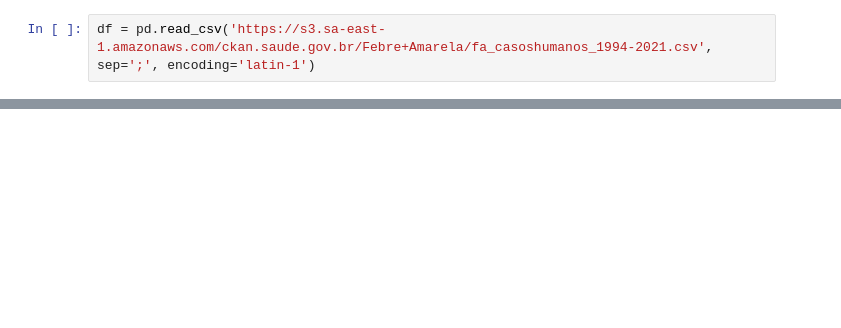
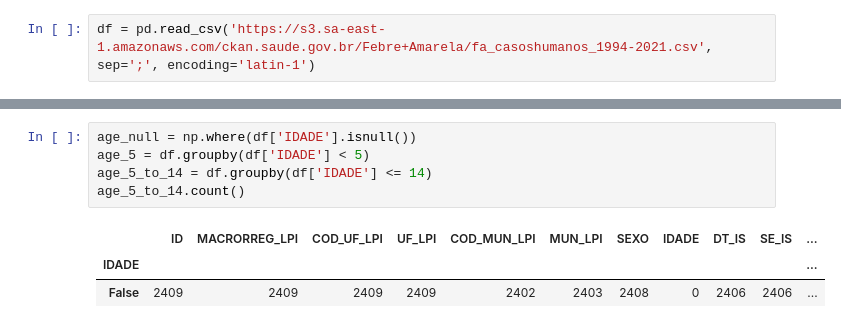
Before and after one commit to pedrosena138/if1007-tasi4, a Jupyter notebook: Analise_de_casos_de_febre_amarela_em_humanos.ipynb, the cells around one changed output, grey strips where cells are left out. Cells and saved outputs as stored; diff of their text form; blank space fills up the shorter version.

```diff
--- a/Analise_de_casos_de_febre_amarela_em_humanos.ipynb
+++ b/Analise_de_casos_de_febre_amarela_em_humanos.ipynb
@@ -105,0 +152,9 @@ df.groupby('OBITO').size().plot(kind='pie')
+# %%
+age_null = np.where(df['IDADE'].isnull())
+age_5 = df.groupby(df['IDADE'] < 5)
+age_5_to_14 = df.groupby(df['IDADE'] <= 14)
+age_5_to_14.count()
+# %% [output]
+|  | ID | MACRORREG_LPI | COD_UF_LPI | UF_LPI | COD_MUN_LPI | MUN_LPI | SEXO | IDADE | DT_IS | SE_IS | ... |
+| IDADE |  |  |  |  |  |  |  |  |  |  | ... |
+| False | 2409 | 2409 | 2409 | 2409 | 2402 | 2403 | 2408 | 0 | 2406 | 2406 | ... |
```
Also changed, not shown: parts of 16 cells of this notebook.
